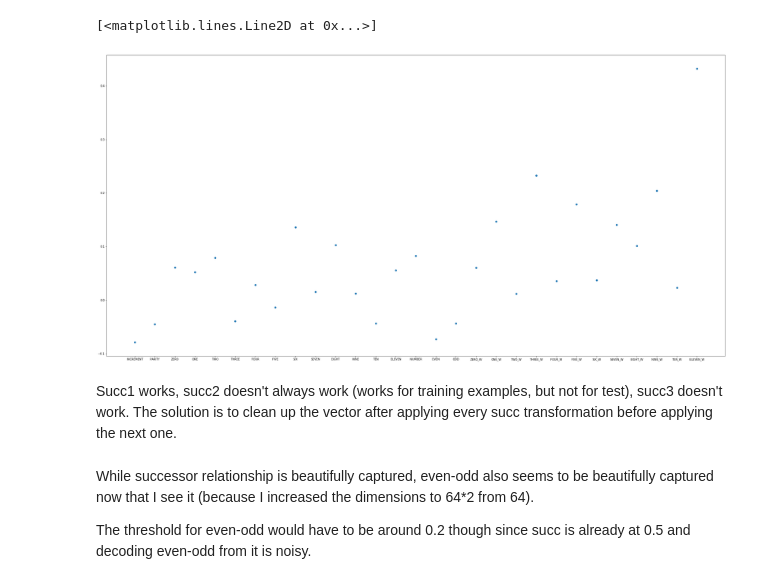
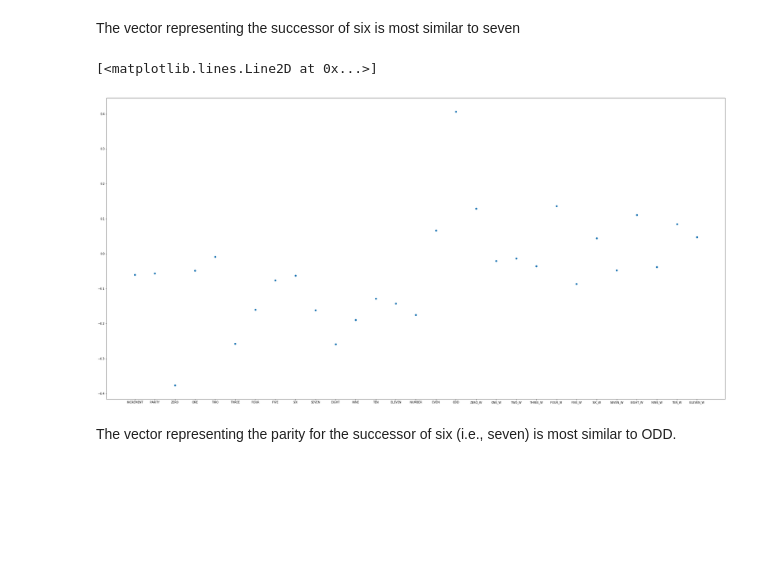
Before and after one commit to s72sue/induction, a Jupyter notebook: hrr_neural/succ_operation_parity.ipynb, the cells around one changed output. Saved outputs shown, nothing was run; the diff lists cells and outputs as text; code cells hidden in the pictures; blank space fills up the shorter version.

```diff
--- a/hrr_neural/succ_operation_parity.ipynb
+++ b/hrr_neural/succ_operation_parity.ipynb
@@ -6,6 +13,8 @@ import numpy as np
 # %%
-rng = np.random.RandomState(12)
-dim = 64*2
+# Construct the embeddings using HRRs
+
+rng = np.random.RandomState(26)
+dim = 64
 
 vocab = Vocabulary(dimensions=dim, rng=rng, max_similarity=0.02, unitary=True)
 
@@ -53,6 +62,20 @@ vocab.add("TEN_W", ten)
 vocab.add("ELEVEN_W", eleven)
 # %%
 # Compute the transformation and convert it into a SP object
-# need at least 3 examples for training to distinguish even-odd, more examples don't seem to improve anything
-T = (~zero*one + ~one*two + ~two*three).v /1 # + ~three*four + ~four*five).v / 1 # 5
+T = (~zero*one + ~one*two + ~two*three).v / 3
 T = spa.SemanticPointer(T)
+# %%
+# Test the model using the computed transformation
+
+succ = (six * T)
+even_odd = ~parity*succ
+test = succ.v
+
+similarity = []
+for sp_name in vocab.keys:
+    vec = vocab.parse(sp_name)
+    similarity.append(vec.compare(test))  # dot product after normalizing vectors
+
+
+plt.figure(figsize = (40,20))
+plt.plot(vocab.keys, similarity, 'o', label=vocab.keys)
@@ -59,26 +85,20 @@ T = spa.SemanticPointer(T)
+# %% [markdown]
+The vector representing the successor of six is most similar to seven
 # %%
-import matplotlib.pyplot as plt
-%matplotlib inline
-
-
-succ = (ten * T)
+succ = (six * T)
 even_odd = ~parity*succ
-test = succ.v
+test = even_odd.v
 
 similarity = []
 for sp_name in vocab.keys:
     vec = vocab.parse(sp_name)
     similarity.append(vec.compare(test))  # dot product after normalizing vectors
 
 
 plt.figure(figsize = (40,20))
 plt.plot(vocab.keys, similarity, 'o', label=vocab.keys)
 # %% [output]
 [<matplotlib.lines.Line2D at 0x...>]
-[figure, old version]
+[figure, new version]
-# %% [markdown]
-Succ1 works, succ2 doesn't always work (works for training examples, but not for test), succ3 doesn't work. The solution is to clean up the vector after applying every succ transformation before applying the next one.
-# %% [markdown]
-While successor relationship is beautifully captured, even-odd also seems to be beautifully captured now that I see it (because I increased the dimensions to 64*2 from 64).
-
-The threshold for even-odd would have to be around 0.2 though since succ is already at 0.5 and decoding even-odd from it is noisy.
+# %% [markdown]
+The vector representing the parity for the successor of six (i.e., seven) is most similar to ODD.
```
Also changed, not shown: parts of 3 cells of this notebook, 9 other files.
